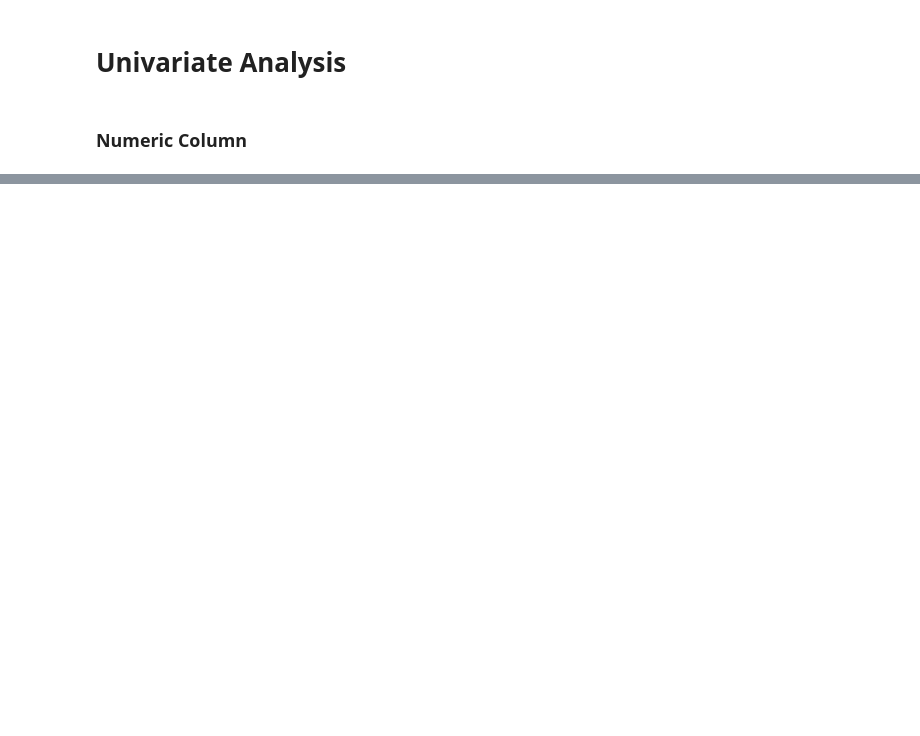
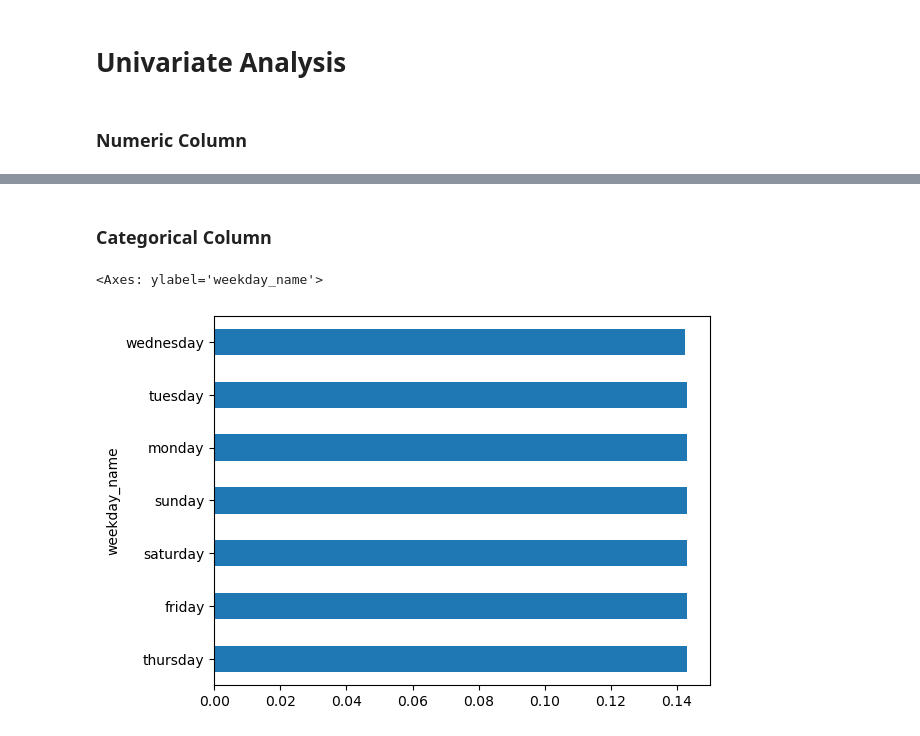
Before and after one commit to ShankTesla/pharma_sales_analysis, a Jupyter notebook: notebooks/2.0-gs-eda_univariate_analysis.ipynb, the cells around one changed output, grey strips where cells are left out. Drawn from its saved outputs; the diff is of its cells as text; code cells hidden in the pictures; blank space fills up the shorter version.

```diff
--- a/notebooks/2.0-gs-eda_univariate_analysis.ipynb
+++ b/notebooks/2.0-gs-eda_univariate_analysis.ipynb
@@ -23,0 +73,8 @@ ValueError: Could not interpret value `amount` for parameter `x`
+# %% [markdown]
+<h3> Categorical Column </h3>
+# %%
+# frequency table for weekday column
+df["weekday_name"].value_counts(normalize=True, dropna=False).plot.barh()
+# %% [output]
+<Axes: ylabel='weekday_name'>
+[figure, added]
```
Also changed, not shown: parts of 4 cells of this notebook, 1 other file.
